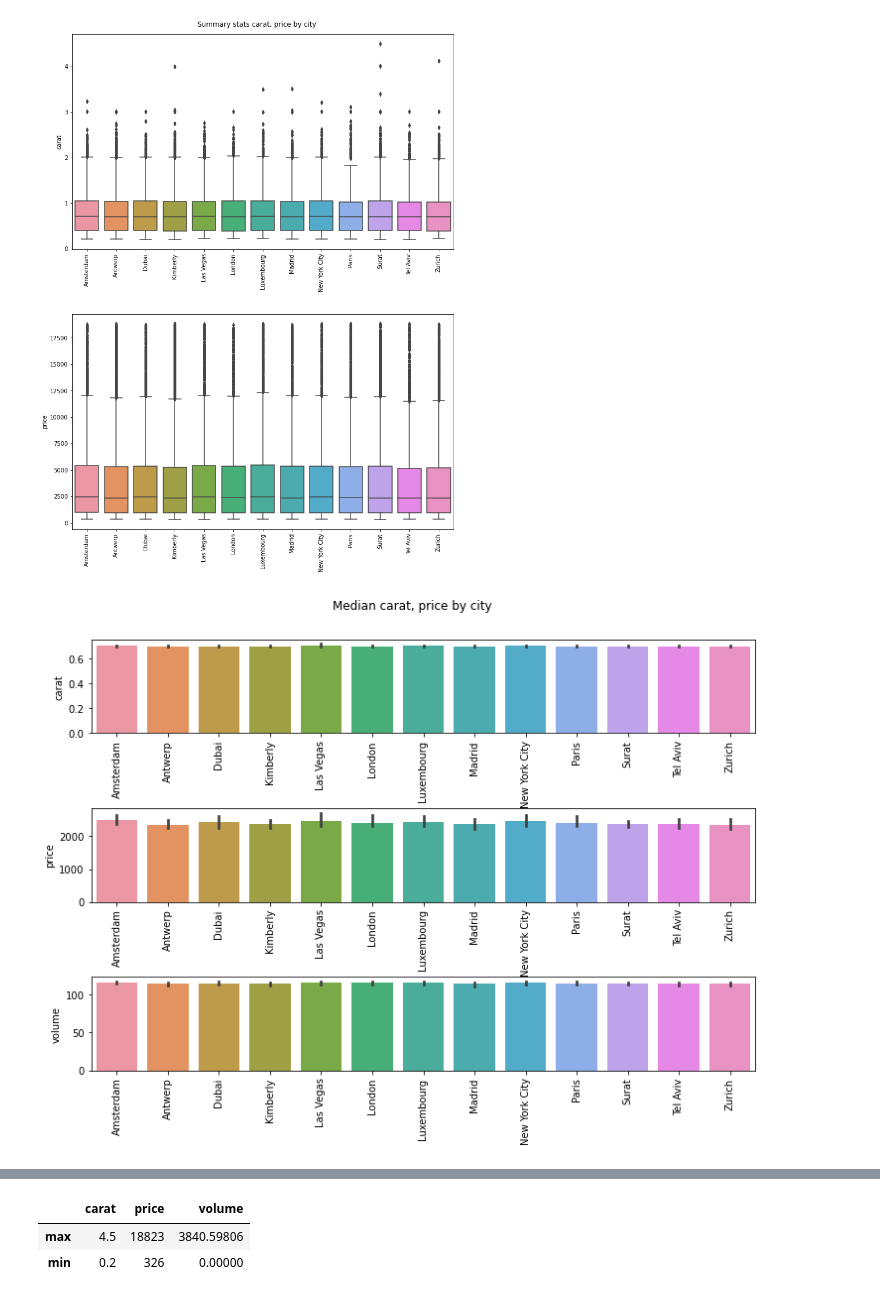
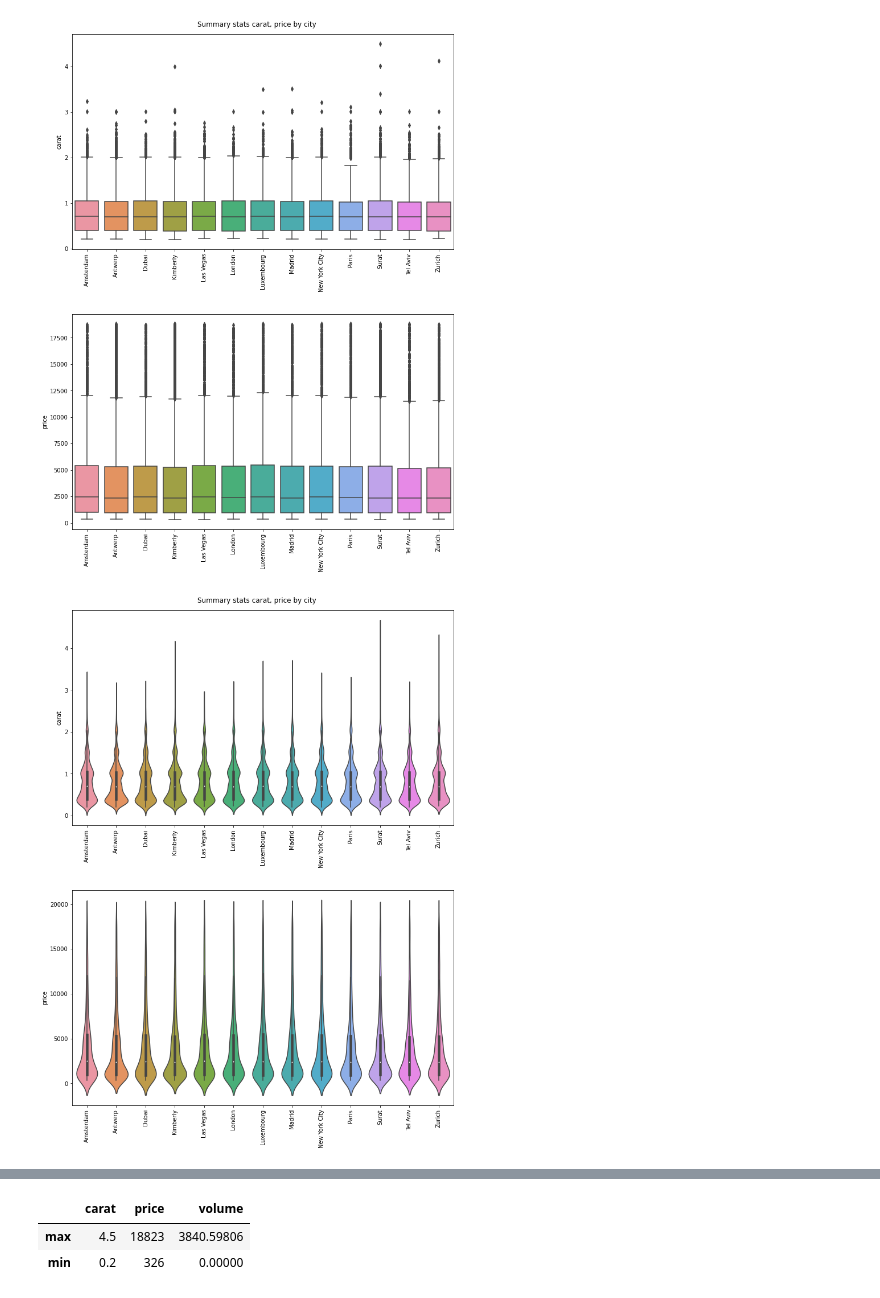
Before and after one commit to elvestevez/challenges, a Jupyter notebook: diamonds/diamonds_analysis.ipynb, the cells around one changed output, grey strips where cells are left out. Drawn from its saved outputs; the diff is of its cells as text; code cells hidden in the pictures.

```diff
--- a/diamonds/diamonds_analysis.ipynb
+++ b/diamonds/diamonds_analysis.ipynb
@@ -662,41 +608,31 @@ plt.show()
 # %% [output]
 [figure]
 # %%
+# summary stats carat, price by city
 fig, axs = plt.subplots(ncols=1,
-                        nrows=3,
-                        figsize=(12, 8))
+                        nrows=2,
+                        figsize=(12, 16))
 
-fig.suptitle('Median carat, price by city', y=0.95)
+fig.suptitle('Summary stats carat, price by city', y=0.9)
 
-plt.subplots_adjust(hspace=0.8)
+plt.subplots_adjust(hspace=0.3)
 
 plt.sca(axs[0])
-sns.barplot(data=diamonds,
-            x='city',
-            y='carat',
-            order=order_city,
-            estimator=np.median).set(xlabel='')
+sns.violinplot(data=diamonds,
+               x='city',
+               y='carat',
+               order=order_city).set(xlabel='')
 
 plt.xticks(rotation='vertical')
 
 plt.sca(axs[1])
-sns.barplot(data=diamonds,
-            x='city',
-            y='price',
-            order=order_city,
-            estimator=np.median).set(xlabel='')
-
-plt.xticks(rotation='vertical')
-
-plt.sca(axs[2])
-sns.barplot(data=diamonds,
-            x='city',
-            y='volume',
-            order=order_city,
-            estimator=np.median).set(xlabel='')
+sns.violinplot(data=diamonds,
+               x='city',
+               y='price',
+               order=order_city).set(xlabel='')
 
 plt.xticks(rotation='vertical')
 
 plt.show()
 # %% [output]
-[figure, old version]
+[figure, new version]
```
Also changed, not shown: parts of 31 cells of this notebook.
